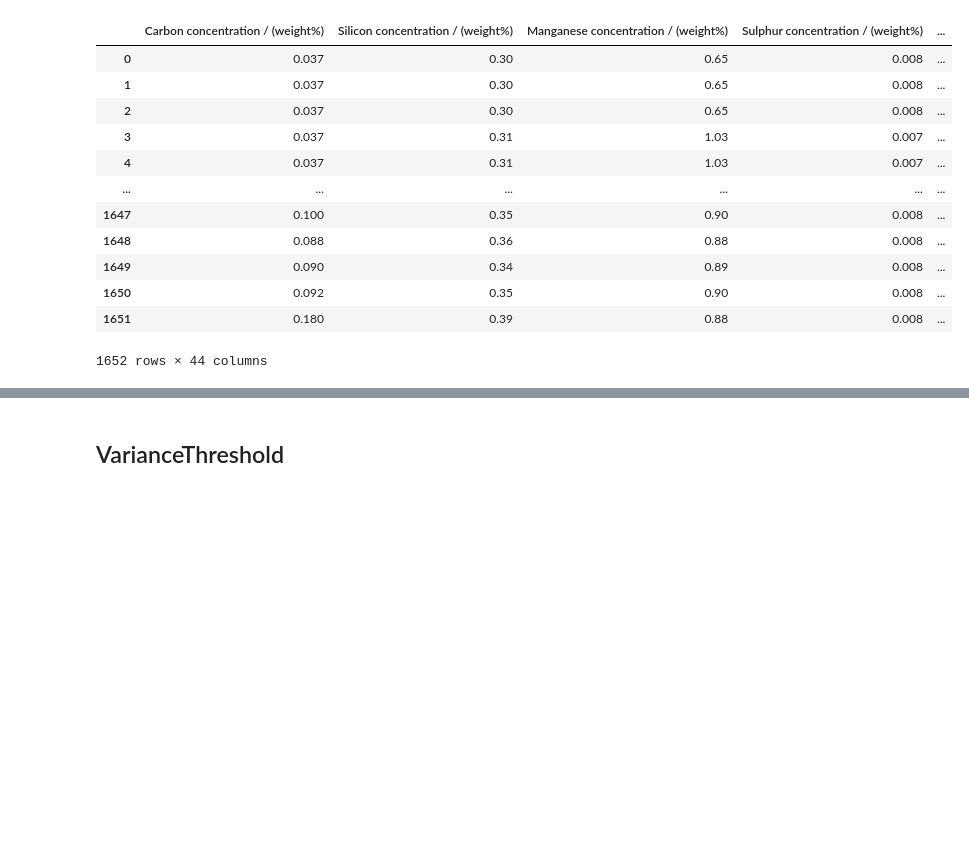
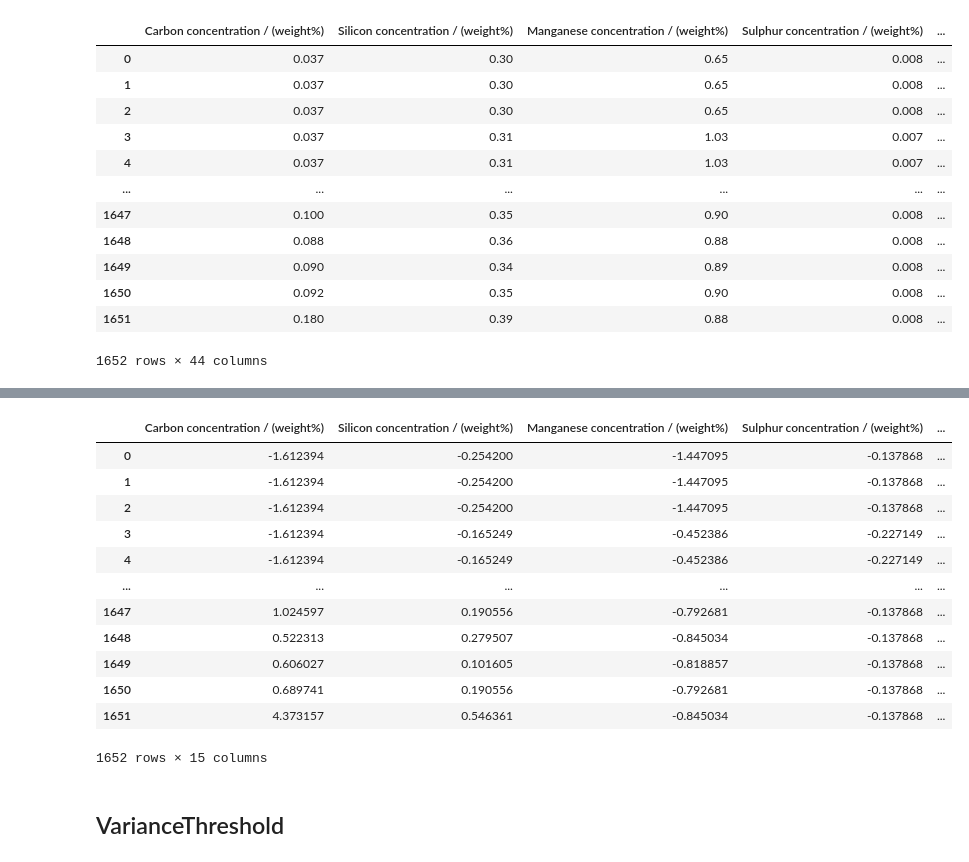
Before and after one commit to kevlariii/weld-quality, a Jupyter notebook: data/feature_selection.ipynb, the cells around one changed output, grey strips where cells are left out. Drawn from its saved outputs; the diff is of its cells as text; code cells hidden in the pictures; blank space fills up the shorter version.

```diff
--- a/data/feature_selection.ipynb
+++ b/data/feature_selection.ipynb
@@ -36,3 +236,19 @@ df
+# %%
+df
+# %% [output]
+|  | Carbon concentration / (weight%) | Silicon concentration / (weight%) | Manganese concentration / (weight%) | Sulphur concentration / (weight%) | ... |
+| 0 | -1.612394 | -0.254200 | -1.447095 | -0.137868 | ... |
+| 1 | -1.612394 | -0.254200 | -1.447095 | -0.137868 | ... |
+| 2 | -1.612394 | -0.254200 | -1.447095 | -0.137868 | ... |
+| 3 | -1.612394 | -0.165249 | -0.452386 | -0.227149 | ... |
+| 4 | -1.612394 | -0.165249 | -0.452386 | -0.227149 | ... |
+| ... | ... | ... | ... | ... | ... |
+| 1647 | 1.024597 | 0.190556 | -0.792681 | -0.137868 | ... |
+| 1648 | 0.522313 | 0.279507 | -0.845034 | -0.137868 | ... |
+| 1649 | 0.606027 | 0.101605 | -0.818857 | -0.137868 | ... |
+| 1650 | 0.689741 | 0.190556 | -0.792681 | -0.137868 | ... |
+| 1651 | 4.373157 | 0.546361 | -0.845034 | -0.137868 | ... |
+1652 rows × 15 columns
 # %% [markdown]
 ## VarianceThreshold
 # %% [markdown]
```
Also changed, not shown: parts of 26 cells of this notebook.
